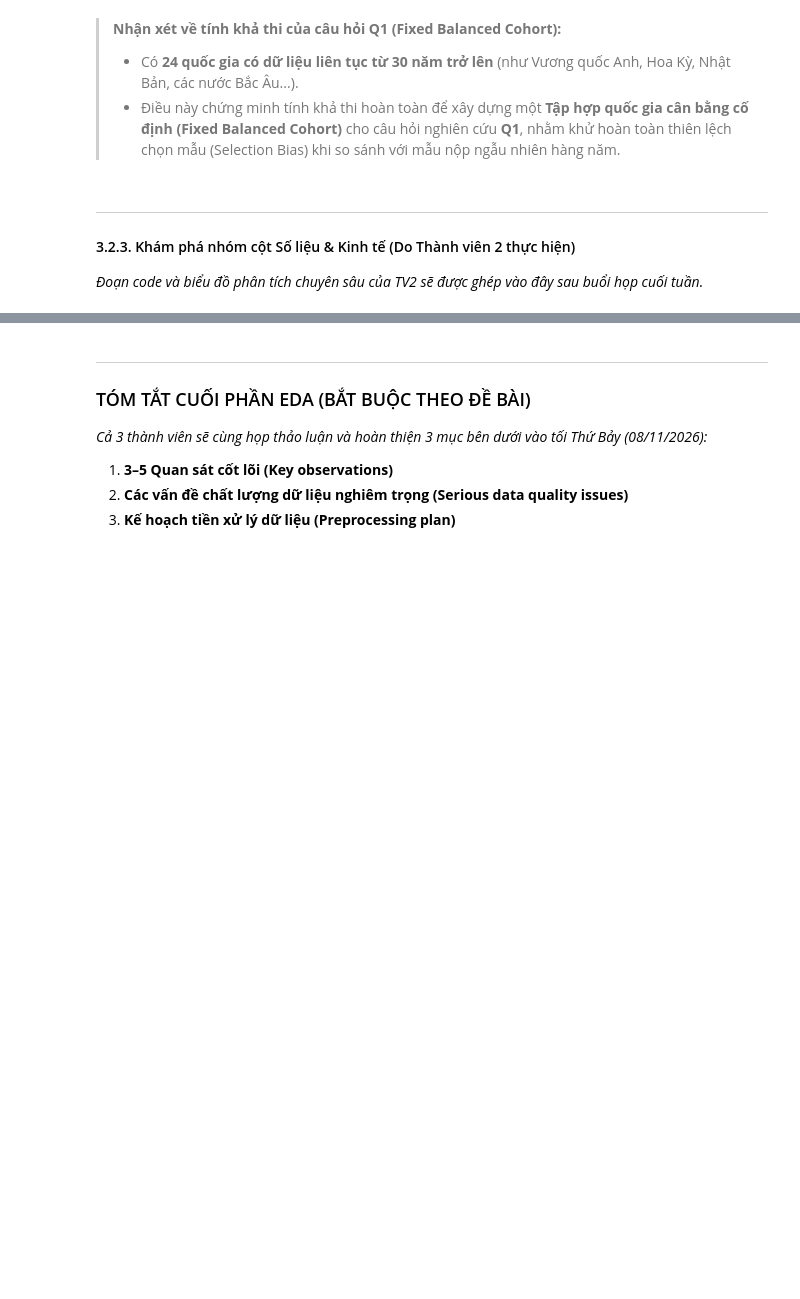
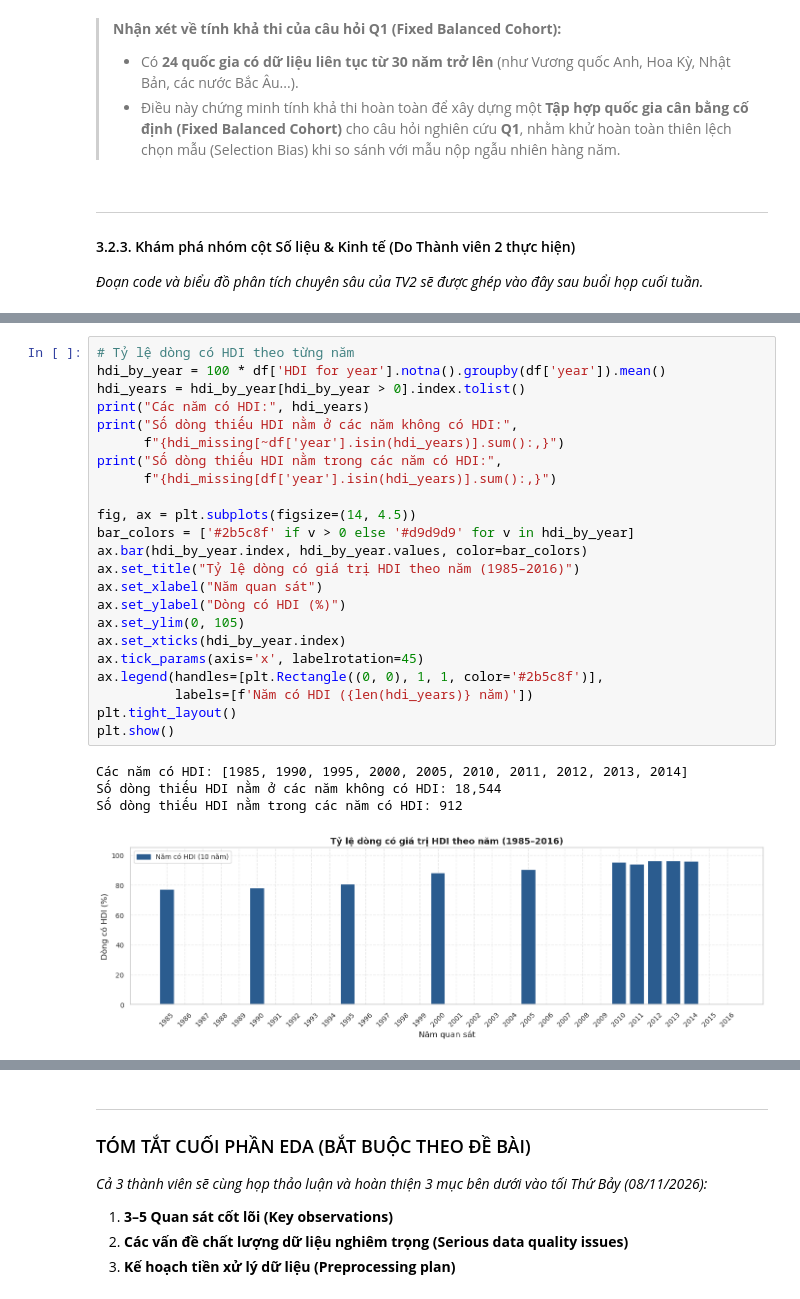
Before and after one commit to 24122039Kien/HCMUS_HKD_program_for_data_scientists, a Jupyter notebook: notebooks/01_collection_exploration.ipynb, the cells around one changed output, grey strips where cells are left out. Saved outputs shown, nothing was run; the diff lists cells and outputs as text; blank space fills up the shorter version.

```diff
--- a/notebooks/01_collection_exploration.ipynb
+++ b/notebooks/01_collection_exploration.ipynb
@@ -226,0 +486,28 @@ Số quốc gia có dữ liệu ngắn hạn (< 15 năm)    : 17 quốc gia
+# %%
+# Tỷ lệ dòng có HDI theo từng năm
+hdi_by_year = 100 * df['HDI for year'].notna().groupby(df['year']).mean()
+hdi_years = hdi_by_year[hdi_by_year > 0].index.tolist()
+print("Các năm có HDI:", hdi_years)
+print("Số dòng thiếu HDI nằm ở các năm không có HDI:",
+      f"{hdi_missing[~df['year'].isin(hdi_years)].sum():,}")
+print("Số dòng thiếu HDI nằm trong các năm có HDI:",
+      f"{hdi_missing[df['year'].isin(hdi_years)].sum():,}")
+
+fig, ax = plt.subplots(figsize=(14, 4.5))
+bar_colors = ['#2b5c8f' if v > 0 else '#d9d9d9' for v in hdi_by_year]
+ax.bar(hdi_by_year.index, hdi_by_year.values, color=bar_colors)
+ax.set_title("Tỷ lệ dòng có giá trị HDI theo năm (1985–2016)")
+ax.set_xlabel("Năm quan sát")
+ax.set_ylabel("Dòng có HDI (%)")
+ax.set_ylim(0, 105)
+ax.set_xticks(hdi_by_year.index)
+ax.tick_params(axis='x', labelrotation=45)
+ax.legend(handles=[plt.Rectangle((0, 0), 1, 1, color='#2b5c8f')],
+          labels=[f'Năm có HDI ({len(hdi_years)} năm)'])
+plt.tight_layout()
+plt.show()
+# %% [output]
+Các năm có HDI: [1985, 1990, 1995, 2000, 2005, 2010, 2011, 2012, 2013, 2014]
+Số dòng thiếu HDI nằm ở các năm không có HDI: 18,544
+Số dòng thiếu HDI nằm trong các năm có HDI: 912
+[figure, added]
```
Also changed, not shown: parts of 25 cells of this notebook.
